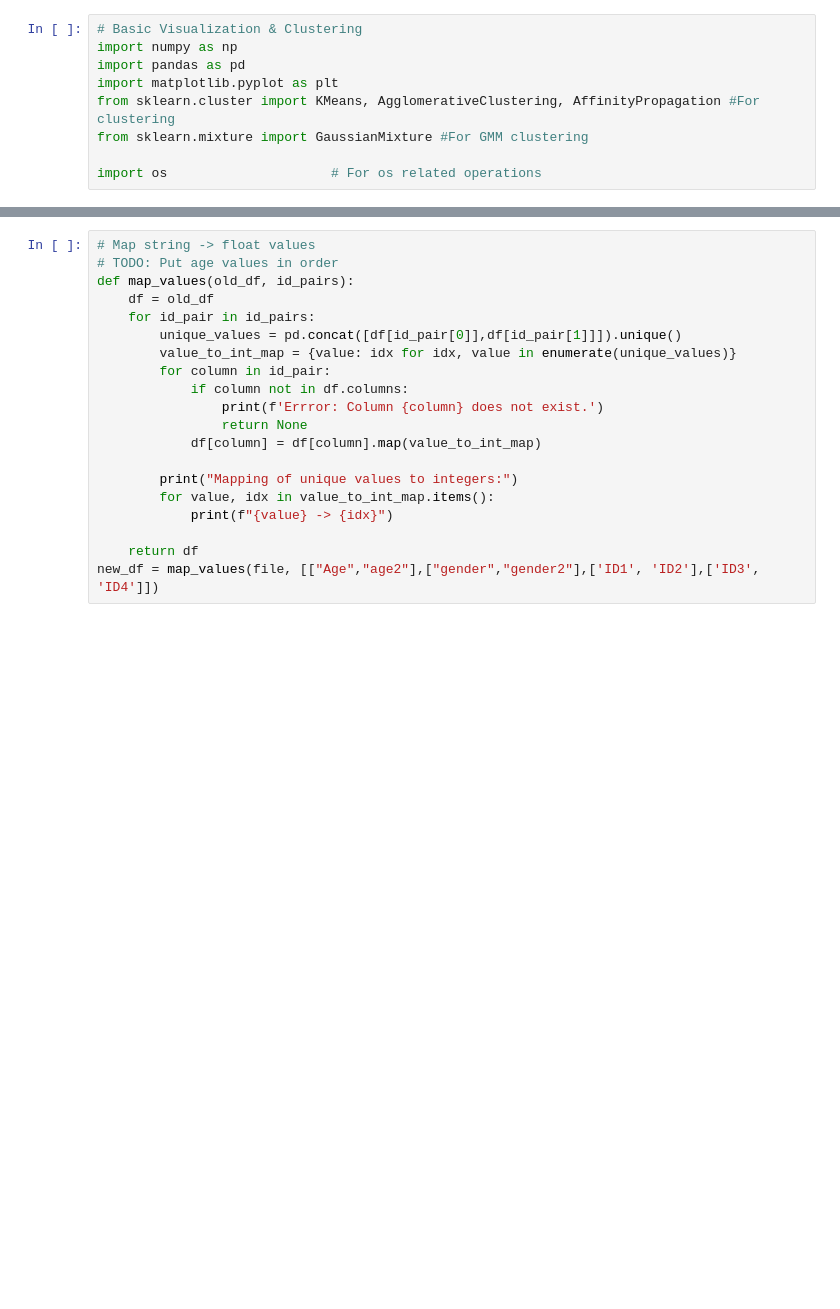
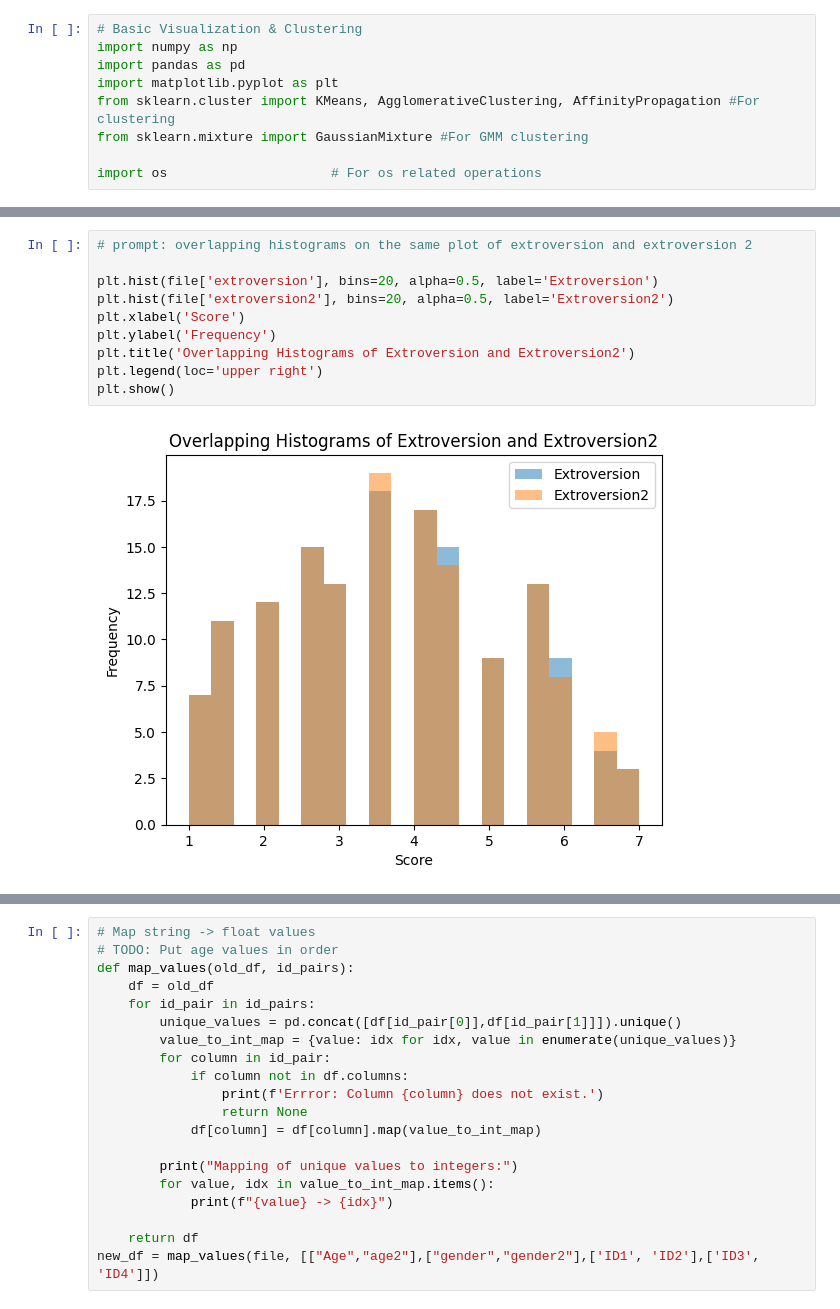
Before and after one commit to danaetroupe/relationship_optimization, a Jupyter notebook: clustering.ipynb, the cells around one changed output, grey strips where cells are left out. Drawn from its saved outputs; the diff is of its cells as text; blank space fills up the shorter version.

```diff
--- a/clustering.ipynb
+++ b/clustering.ipynb
@@ -12,0 +30,12 @@ file = pd.read_csv("Relshare.csv")
+# %%
+# prompt: overlapping histograms on the same plot of extroversion and extroversion 2
+
+plt.hist(file['extroversion'], bins=20, alpha=0.5, label='Extroversion')
+plt.hist(file['extroversion2'], bins=20, alpha=0.5, label='Extroversion2')
+plt.xlabel('Score')
+plt.ylabel('Frequency')
+plt.title('Overlapping Histograms of Extroversion and Extroversion2')
+plt.legend(loc='upper right')
+plt.show()
+# %% [output]
+[figure, added]
```
Also changed, not shown: parts of 7 cells of this notebook.
